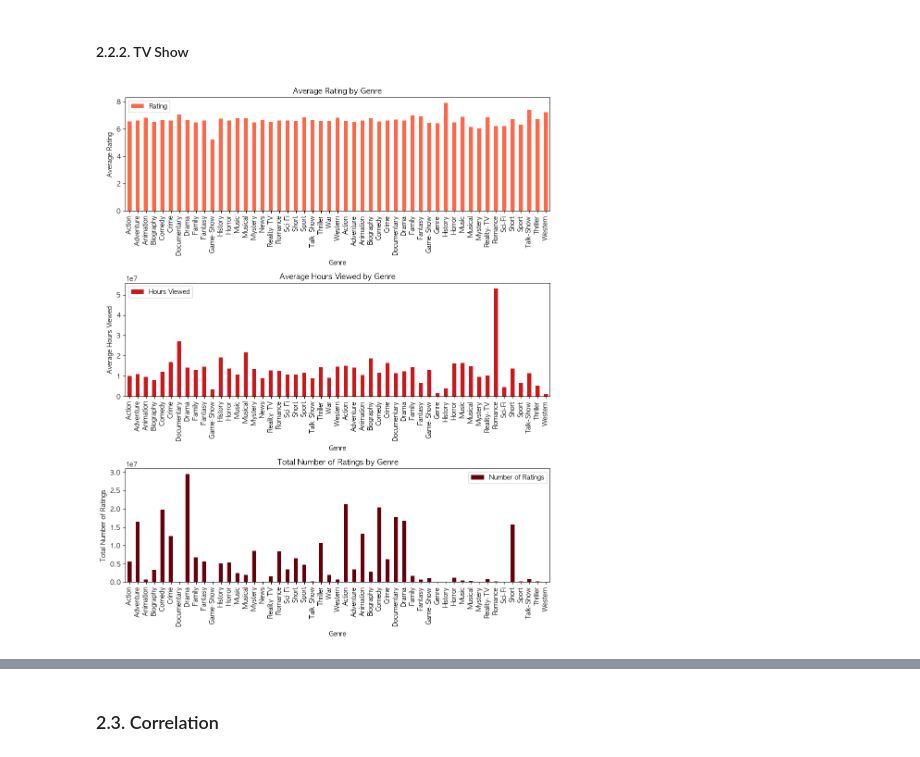
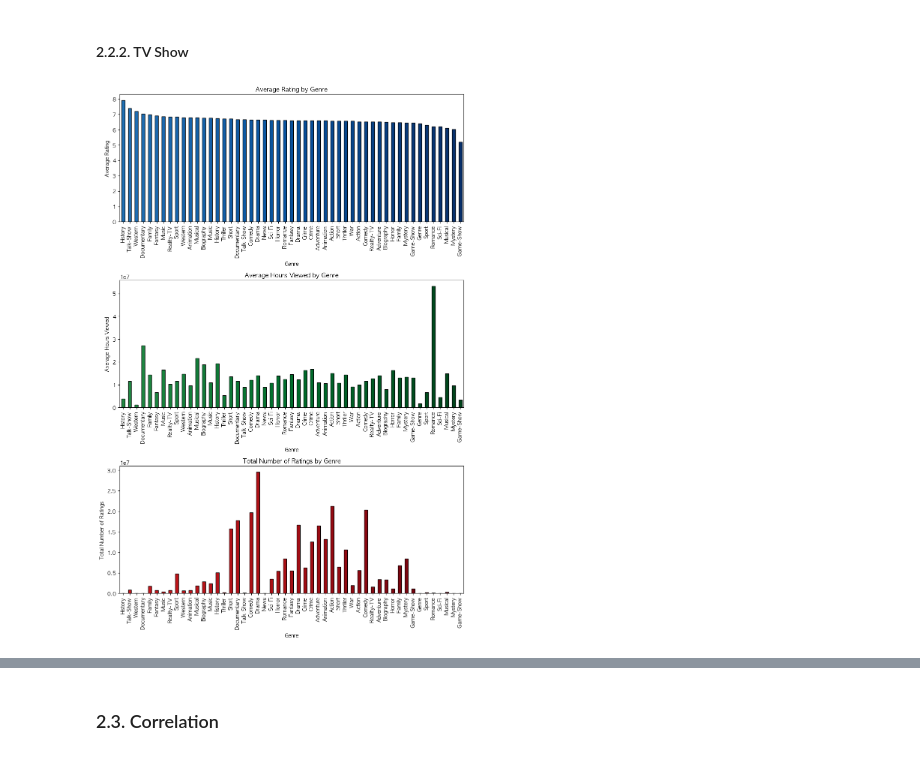
Before and after one commit to sin09135/movie, a Jupyter notebook: code/EDA of Netflix Contents Engagement.ipynb, the cells around one changed output, grey strips where cells are left out. Drawn from its saved outputs; the diff is of its cells as text; code cells hidden in the pictures.

```diff
--- a/code/EDA of Netflix Contents Engagement.ipynb
+++ b/code/EDA of Netflix Contents Engagement.ipynb
@@ -90,3 +91,10 @@ df.head()
 | 2 | The Glory: Season 1 // 더 글로리: 시즌 1 | Yes | 2022-12-30 | 622800000.0 | 11869.0 | 8.4 | Short | ... |
 | 3 | Wednesday: Season 1 | Yes | 2022-11-23 | 507700000.0 | 50077.0 | 7.4 | Drama, History, Romance | ... |
 | 4 | Queen Charlotte: A Bridgerton Story | Yes | 2023-05-04 | 503000000.0 | 45624.0 | 6.6 | Comedy, Romance | ... |
+# %%
+# 한국어 포함 여부를 판단하는 함수
+def contains_korean(text):
+    return 1 if re.search('[가-힣]', text) else 0
+
+# Korea 컬럼 생성
+df['Korea'] = df['Title'].apply(contains_korean)
@@ -208,34 +294,6 @@ plt.show()
 # %%
 # 필터링
 df_filtered = df[df['Type'] == 'TV Show']
-
-# Group by Genre
-df_exploded = df_filtered.explode('Genre')
-genre_stats = df_exploded.groupby('Genre').agg({'Rating': 'mean', 'Hours Viewed': 'mean', 'Number of Ratings': 'sum'})
-
-# Get the colormap and adjust its brightness
-cmap = plt.get_cmap('Reds')
-bright_cmap = mcolors.LinearSegmentedColormap.from_list('bright_cmap', cmap(np.linspace(0.5, 1, 256)))
-
-# Plotting
-axes = genre_stats.plot(kind='bar', subplots=True, layout=(4, 1), figsize=(10, 15), sharex=False, cmap=bright_cmap)
-
-# Set individual titles and labels for each subplot
-axes[0][0].set_title('Average Rating by Genre')
-axes[0][0].set_xlabel('Genre')
-axes[0][0].set_ylabel('Average Rating')
-
-axes[1][0].set_title('Average Hours Viewed by Genre')
-axes[1][0].set_xlabel('Genre')
-axes[1][0].set_ylabel('Average Hours Viewed')
-
-axes[2][0].set_title('Total Number of Ratings by Genre')
-axes[2][0].set_xlabel('Genre')
-axes[2][0].set_ylabel('Total Number of Ratings')
-
-plt.tight_layout()
-
-# Display the plot
-plt.show()
+plot_genre_stats(df_filtered, colormap_ratings='Blues', colormap_hours='Greens', colormap_ratings_count='Reds')
 # %% [output]
-[figure, old version]
+[figure, new version]
```
Also changed, not shown: parts of 78 cells of this notebook, 6 other files.
